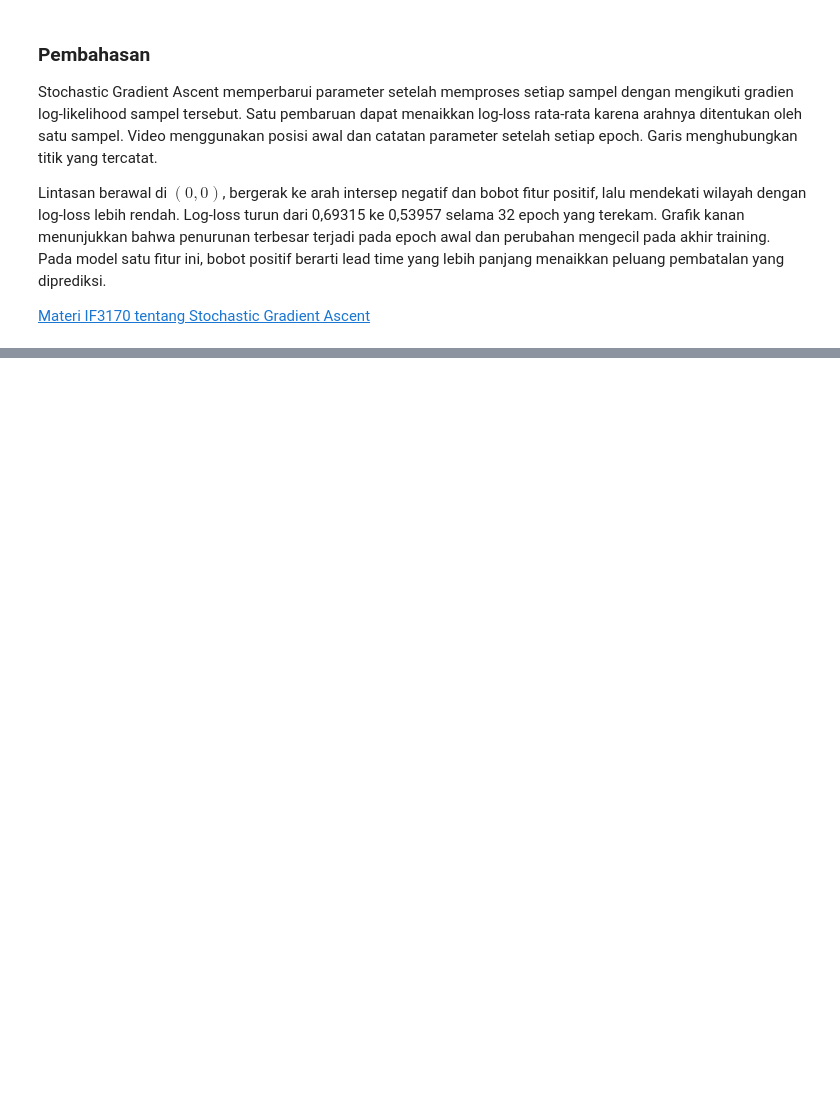
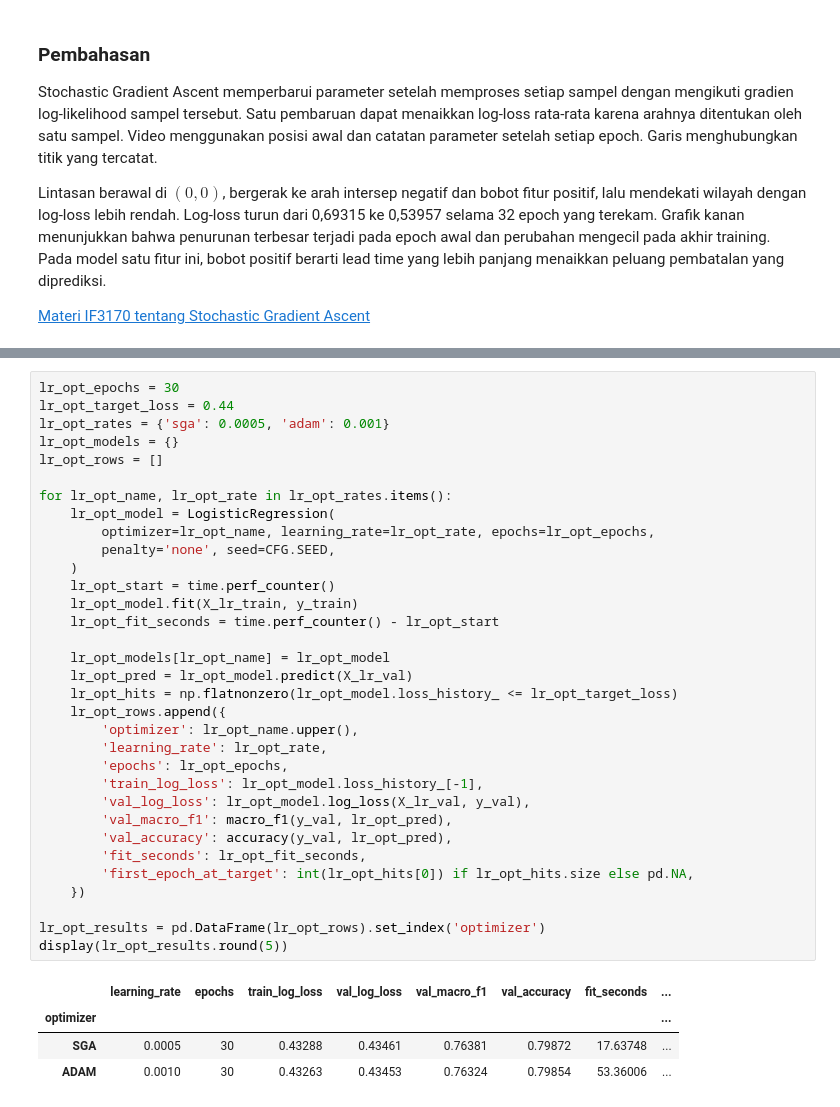
Before and after one commit to zizadhrmaa/IF3170_G25_IMKSIAI, a Jupyter notebook: src/Notebook_Tugas_Besar_2_IF3170_Inteligensi_Artifisial_2026_2027.ipynb, the cells around one changed output, grey strips where cells are left out. Drawn from its saved outputs; the diff is of its cells as text; blank space fills up the shorter version.

Commit message:
feat: add adam algorithm

```diff
--- a/src/Notebook_Tugas_Besar_2_IF3170_Inteligensi_Artifisial_2026_2027.ipynb
+++ b/src/Notebook_Tugas_Besar_2_IF3170_Inteligensi_Artifisial_2026_2027.ipynb
@@ -2634,0 +2662,38 @@ Lintasan berawal di $(0, 0)$, bergerak ke arah intersep negatif dan bobot fitur
+# %%
+lr_opt_epochs = 30
+lr_opt_target_loss = 0.44
+lr_opt_rates = {'sga': 0.0005, 'adam': 0.001}
+lr_opt_models = {}
+lr_opt_rows = []
+
+for lr_opt_name, lr_opt_rate in lr_opt_rates.items():
+    lr_opt_model = LogisticRegression(
+        optimizer=lr_opt_name, learning_rate=lr_opt_rate, epochs=lr_opt_epochs,
+        penalty='none', seed=CFG.SEED,
+    )
+    lr_opt_start = time.perf_counter()
+    lr_opt_model.fit(X_lr_train, y_train)
+    lr_opt_fit_seconds = time.perf_counter() - lr_opt_start
+
+    lr_opt_models[lr_opt_name] = lr_opt_model
+    lr_opt_pred = lr_opt_model.predict(X_lr_val)
+    lr_opt_hits = np.flatnonzero(lr_opt_model.loss_history_ <= lr_opt_target_loss)
+    lr_opt_rows.append({
+        'optimizer': lr_opt_name.upper(),
+        'learning_rate': lr_opt_rate,
+        'epochs': lr_opt_epochs,
+        'train_log_loss': lr_opt_model.loss_history_[-1],
+        'val_log_loss': lr_opt_model.log_loss(X_lr_val, y_val),
+        'val_macro_f1': macro_f1(y_val, lr_opt_pred),
+        'val_accuracy': accuracy(y_val, lr_opt_pred),
+        'fit_seconds': lr_opt_fit_seconds,
+        'first_epoch_at_target': int(lr_opt_hits[0]) if lr_opt_hits.size else pd.NA,
+    })
+
+lr_opt_results = pd.DataFrame(lr_opt_rows).set_index('optimizer')
+display(lr_opt_results.round(5))
+# %% [output]
+|  | learning_rate | epochs | train_log_loss | val_log_loss | val_macro_f1 | val_accuracy | fit_seconds | ... |
+| optimizer |  |  |  |  |  |  |  | ... |
+| SGA | 0.0005 | 30 | 0.43288 | 0.43461 | 0.76381 | 0.79872 | 17.63748 | ... |
+| ADAM | 0.0010 | 30 | 0.43263 | 0.43453 | 0.76324 | 0.79854 | 53.36006 | ... |
```
Also changed, not shown: parts of 6 cells of this notebook, 1 other file.
